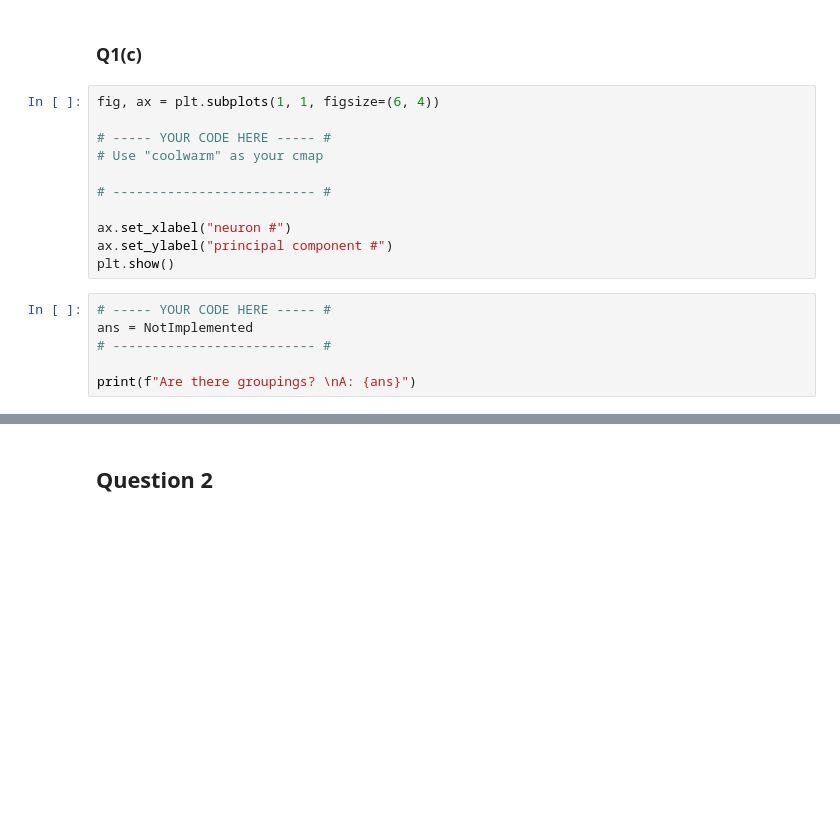
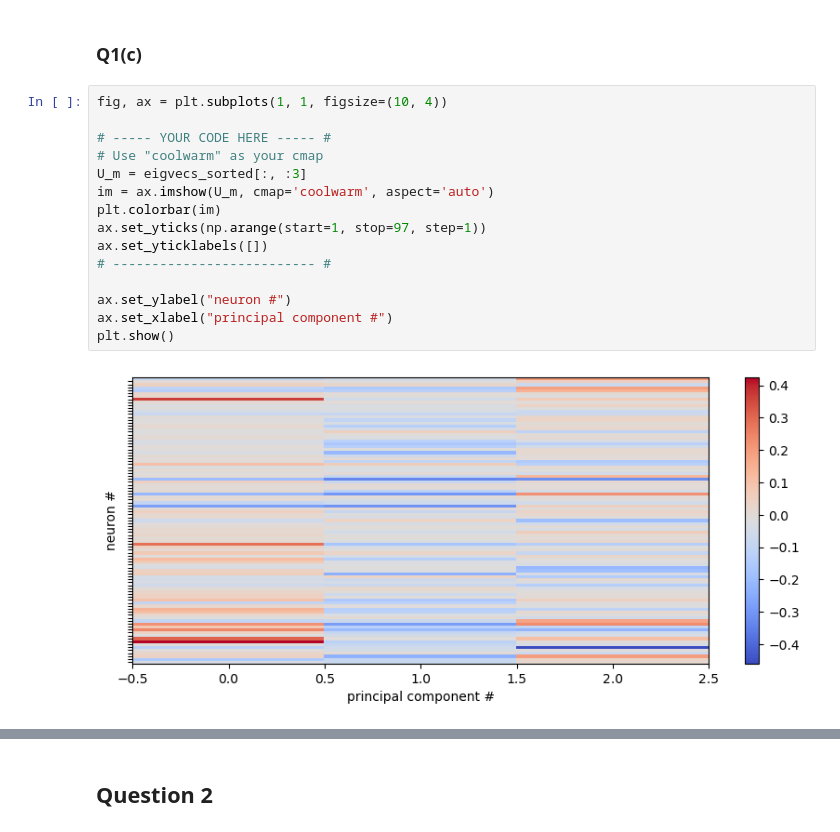
Before and after one commit to khanakagrawal/ML_for_Neuro, a Jupyter notebook: hw3/HW3.ipynb, the cells around one changed output, grey strips where cells are left out. Saved outputs shown, nothing was run; the diff lists cells and outputs as text; blank space fills up the shorter version.

```diff
--- a/hw3/HW3.ipynb
+++ b/hw3/HW3.ipynb
@@ -111,19 +111,19 @@ plt.show()
 # %% [markdown]
 ### Q1(c)
 # %%
-fig, ax = plt.subplots(1, 1, figsize=(6, 4))
+fig, ax = plt.subplots(1, 1, figsize=(10, 4))
 
 # ----- YOUR CODE HERE ----- #
 # Use "coolwarm" as your cmap
-
+U_m = eigvecs_sorted[:, :3]
+im = ax.imshow(U_m, cmap='coolwarm', aspect='auto')
+plt.colorbar(im)
+ax.set_yticks(np.arange(start=1, stop=97, step=1))
+ax.set_yticklabels([])
 # -------------------------- #
 
-ax.set_xlabel("neuron #")
-ax.set_ylabel("principal component #")
+ax.set_ylabel("neuron #")
+ax.set_xlabel("principal component #")
 plt.show()
+# %% [output]
+[figure, added]
-# %%
-# ----- YOUR CODE HERE ----- #
-ans = NotImplemented
-# -------------------------- #
-
-print(f"Are there groupings? \nA: {ans}")
```
Also changed, not shown: parts of 1 cell of this notebook.
